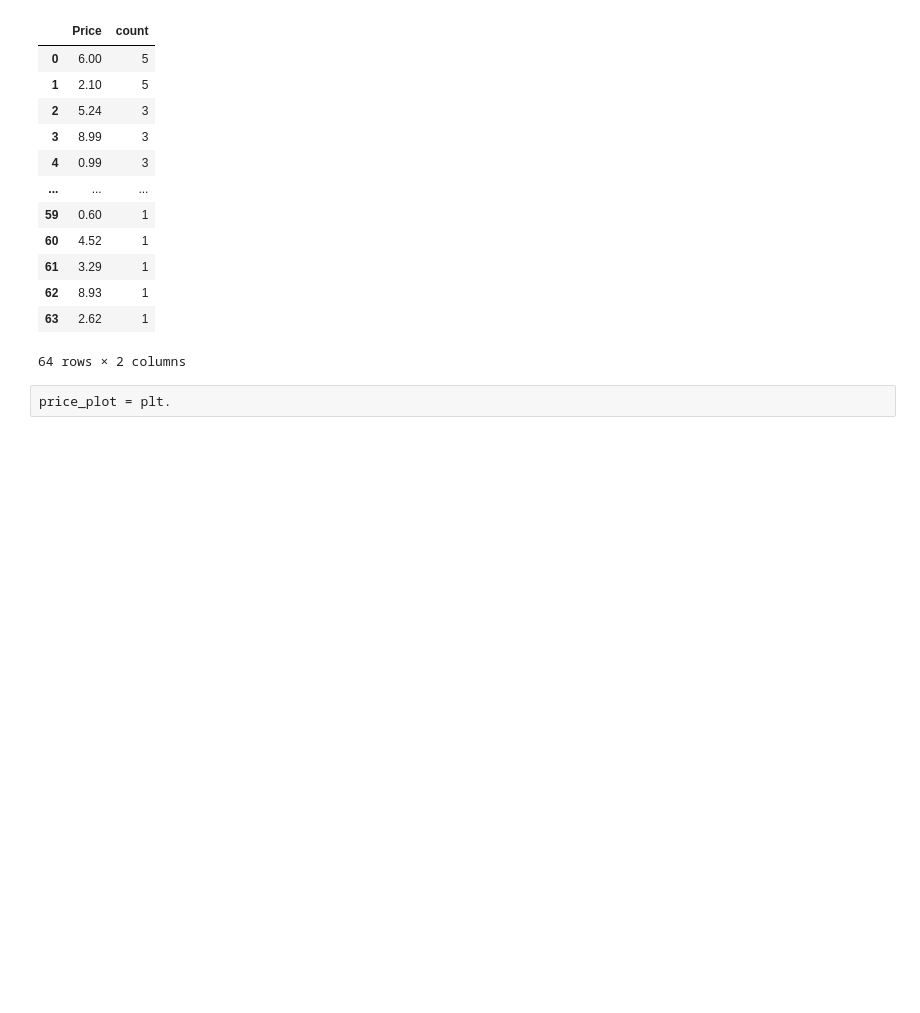
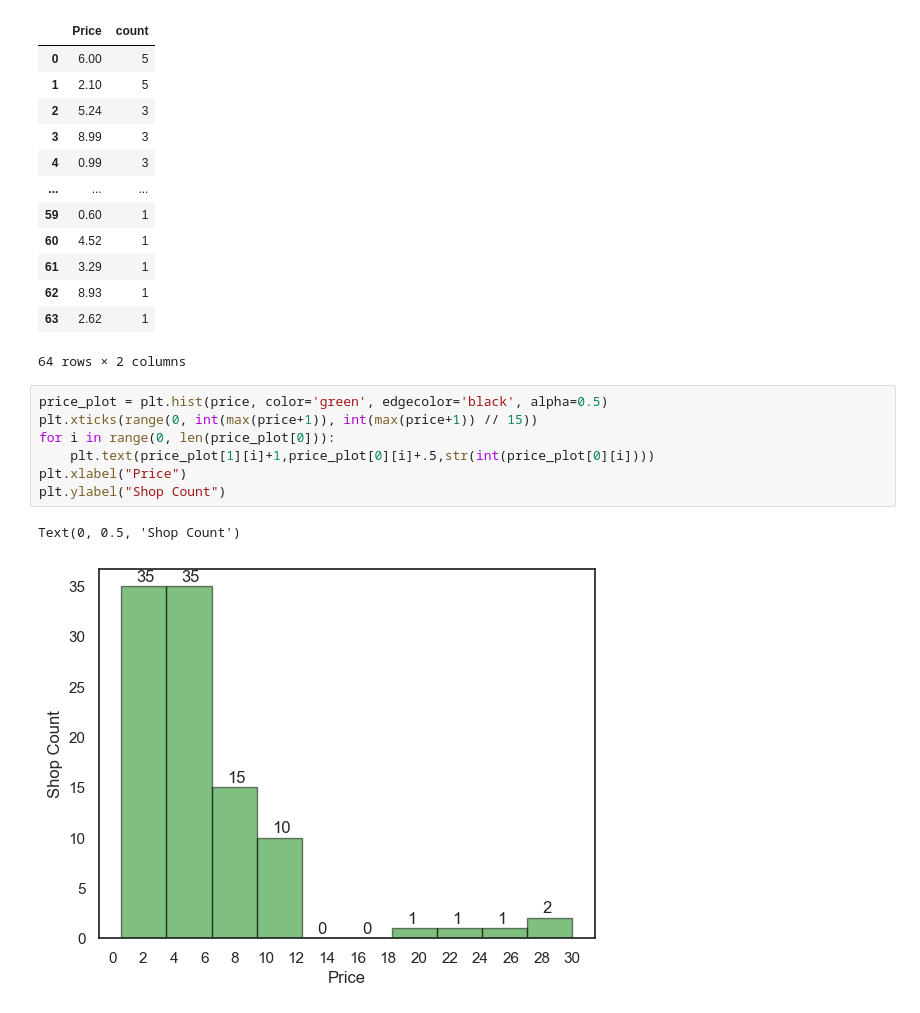
Before and after one commit to gupta-aayushkr/Etsy-Market-Analysis, a Jupyter notebook: EDA.ipynb, the cells around one changed output. Saved outputs shown, nothing was run; the diff lists cells and outputs as text; blank space fills up the shorter version.

```diff
--- a/EDA.ipynb
+++ b/EDA.ipynb
@@ -718,5 +681,13 @@ price.value_counts().reset_index()
 | 62 | 8.93 | 1 |
 | 63 | 2.62 | 1 |
 64 rows × 2 columns
-# %%
-price_plot = plt.
+# %%
+price_plot = plt.hist(price, color='green', edgecolor='black', alpha=0.5)
+plt.xticks(range(0, int(max(price+1)), int(max(price+1)) // 15))
+for i in range(0, len(price_plot[0])):
+    plt.text(price_plot[1][i]+1,price_plot[0][i]+.5,str(int(price_plot[0][i])))
+plt.xlabel("Price")
+plt.ylabel("Shop Count")
+# %% [output]
+Text(0, 0.5, 'Shop Count')
+[figure, added]
```
Also changed, not shown: parts of 28 cells of this notebook.
